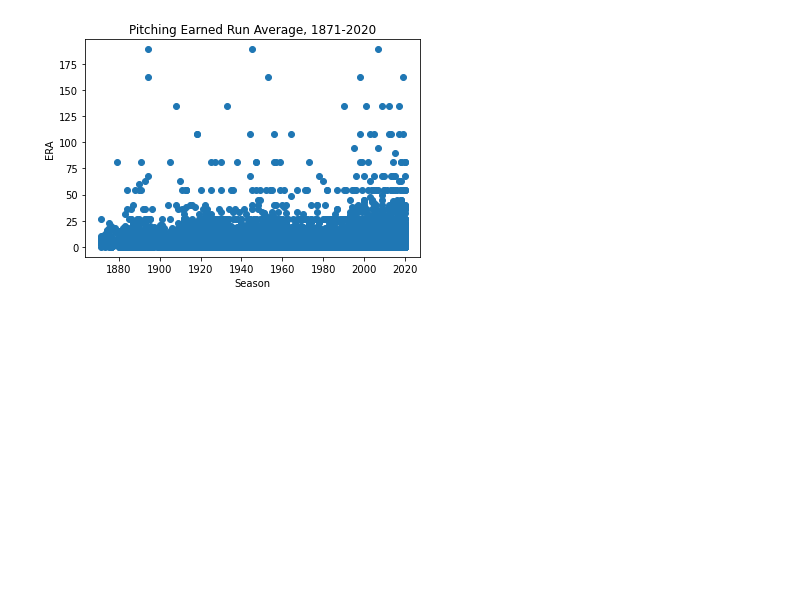
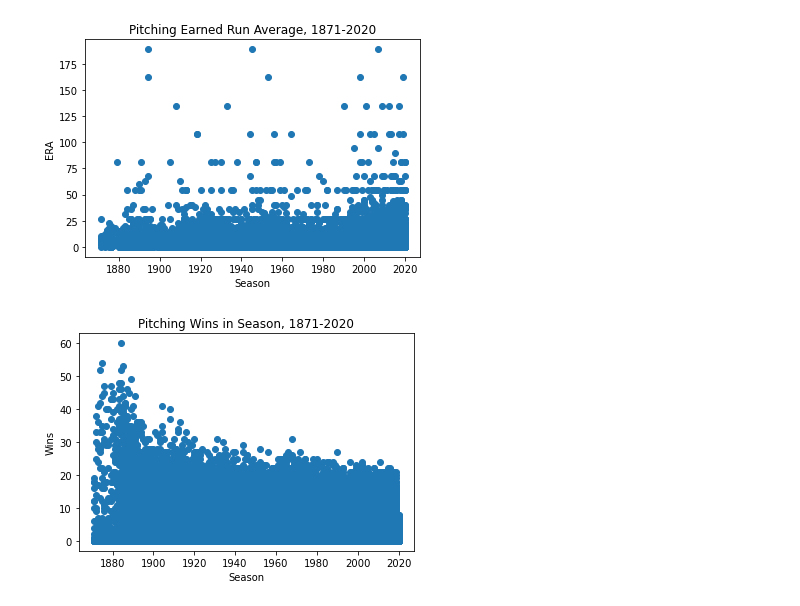
Before and after one commit to matthewjchin/baseballstats, a Jupyter notebook: Pitching.ipynb, the cells around one changed output. Saved outputs shown, nothing was run; the diff lists cells and outputs as text; code cells hidden in the pictures; blank space fills up the shorter version.

```diff
--- a/Pitching.ipynb
+++ b/Pitching.ipynb
@@ -79,3 +79,11 @@ plt.title("Pitching Earned Run Average, 1871-2020")
 plt.show()
 # %% [output]
 [figure]
+# %%
+plt.scatter(pitch_stats.yearID, pitch_stats.W)
+plt.xlabel("Season")
+plt.ylabel("Wins")
+plt.title("Pitching Wins in Season, 1871-2020")
+plt.show()
+# %% [output]
+[figure, added]
```
Also changed, not shown: 5 other files.
